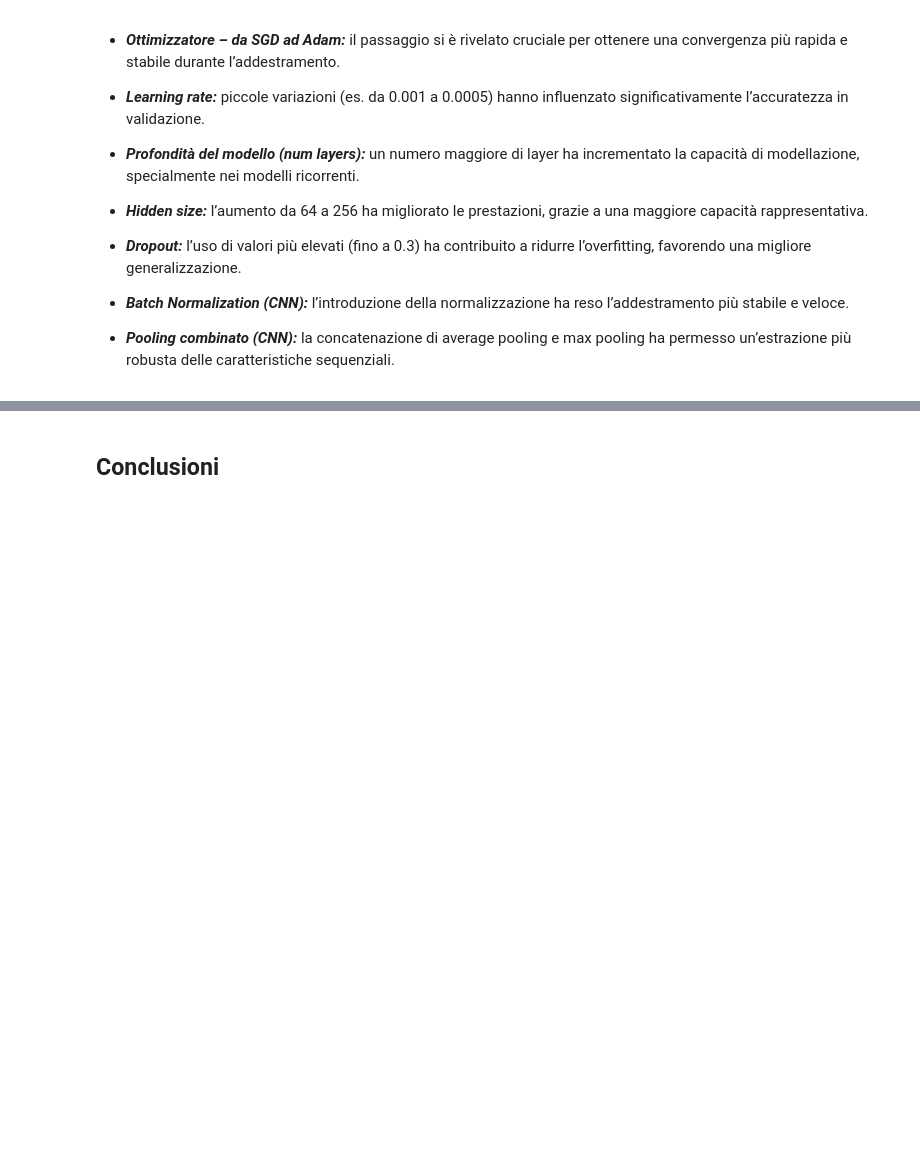
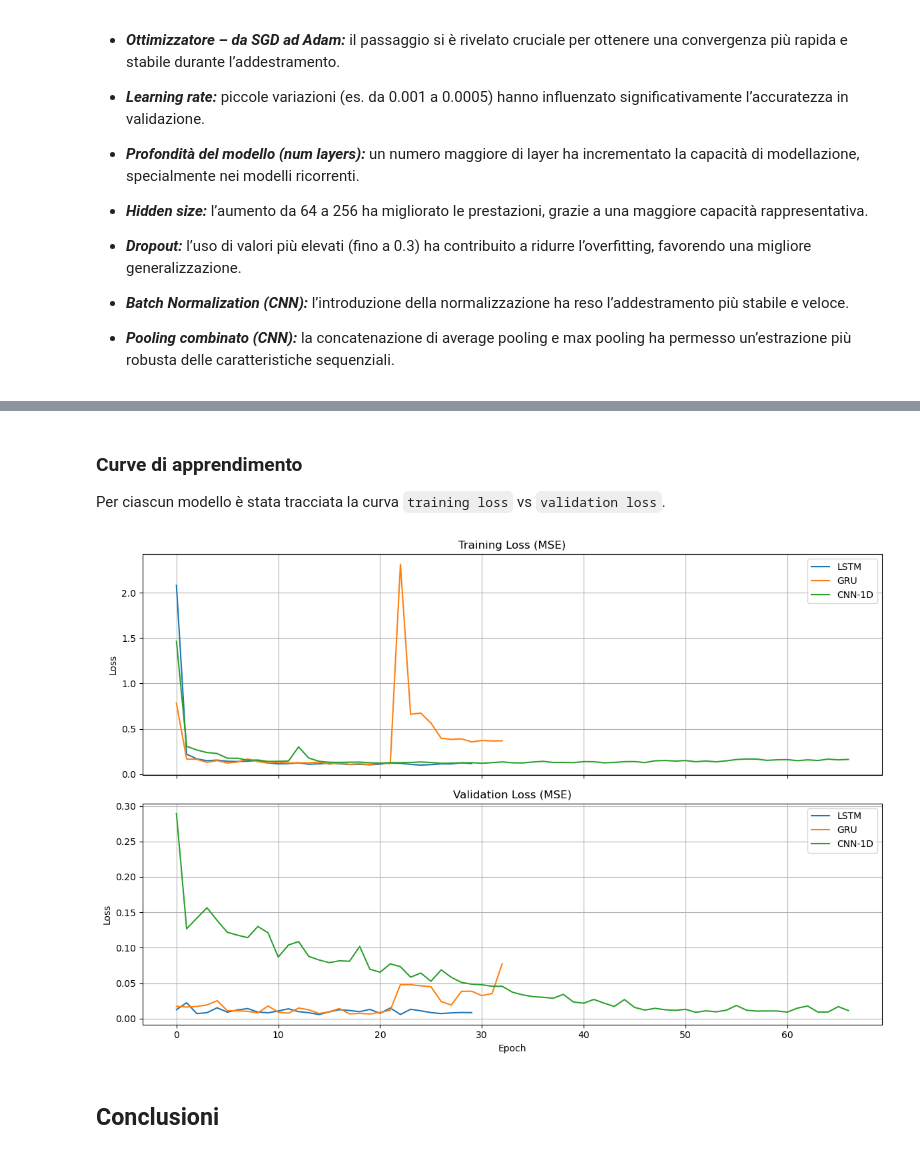
Before and after one commit to SkybunNataliia/Progetto-AI, a Jupyter notebook: report.ipynb, the cells around one changed output, grey strips where cells are left out. Saved outputs shown, nothing was run; the diff lists cells and outputs as text; code cells hidden in the pictures; blank space fills up the shorter version.

Commit message:
Add: model evaluation and comparison to report

```diff
--- a/report.ipynb
+++ b/report.ipynb
@@ -318,2 +353,56 @@ Tutti i dettagli (log, metriche, configurazioni) sono documentati nella cartella
+# %% [markdown]
+### Curve di apprendimento
+
+Per ciascun modello è stata tracciata la curva `training loss` vs `validation loss`.
+# %%
+def extract_epoch_losses(training_log):
+    epoch_losses = {}
+    for entry in training_log:
+        match = re.search(r"Epoch (\d+) Step \d+ - Loss: ([\d.]+)", entry)
+        if match:
+            epoch = int(match.group(1))
+            loss = float(match.group(2))
+            epoch_losses.setdefault(epoch, []).append(loss)
+    avg_loss_per_epoch = [sum(losses)/len(losses) for epoch, losses in sorted(epoch_losses.items())]
+    return avg_loss_per_epoch
+
+paths = {
+    'LSTM': './experiments/lstm/v3/results.json',
+    'GRU': './experiments/gru/v5/results.json',
+    'CNN-1D': './experiments/cnn/v3/results.json',
+}
+
+histories = {}
+for model_name, path in paths.items():
+    with open(path, 'r') as f:
+        data = json.load(f)
+        train_loss = extract_epoch_losses(data.get("training_log", []))
+        val_loss = data.get("validation_loss_per_epoch", [])
+        histories[model_name] = {
+            "train_loss": train_loss,
+            "val_loss": val_loss
+        }
+
+fig, axes = plt.subplots(nrows=2, ncols=1, figsize=(12, 8), sharex=True)
+
+for model_name, history in histories.items():
+    axes[0].plot(history["train_loss"], label=f'{model_name}')
+    axes[1].plot(history["val_loss"], label=f'{model_name}')
+
+axes[0].set_title("Training Loss (MSE)")
+axes[1].set_title("Validation Loss (MSE)")
+
+for ax in axes:
+    ax.set_ylabel("Loss")
+    ax.legend()
+    ax.grid(True)
+
+axes[1].set_xlabel("Epoch")
+
+plt.tight_layout()
+plt.savefig("learning_curves.png")
+plt.show()
+# %% [output]
+[figure, added]
 # %% [markdown]
 ## Conclusioni
```
Also changed, not shown: parts of 5 cells of this notebook, 1 other file.
